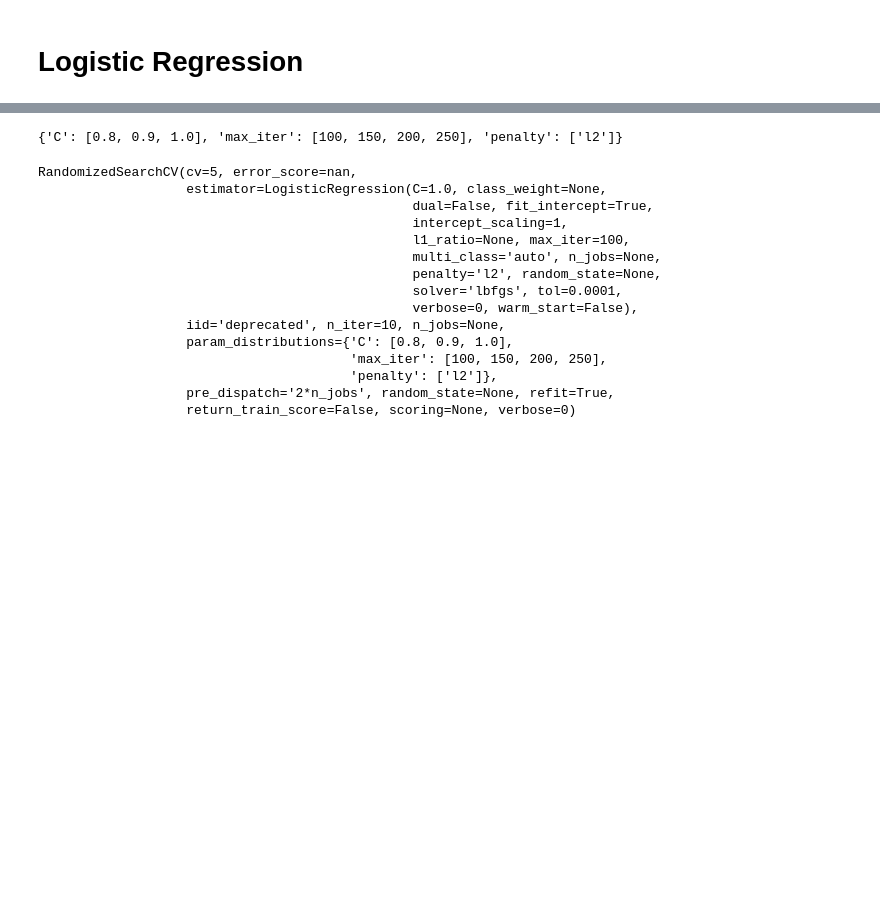
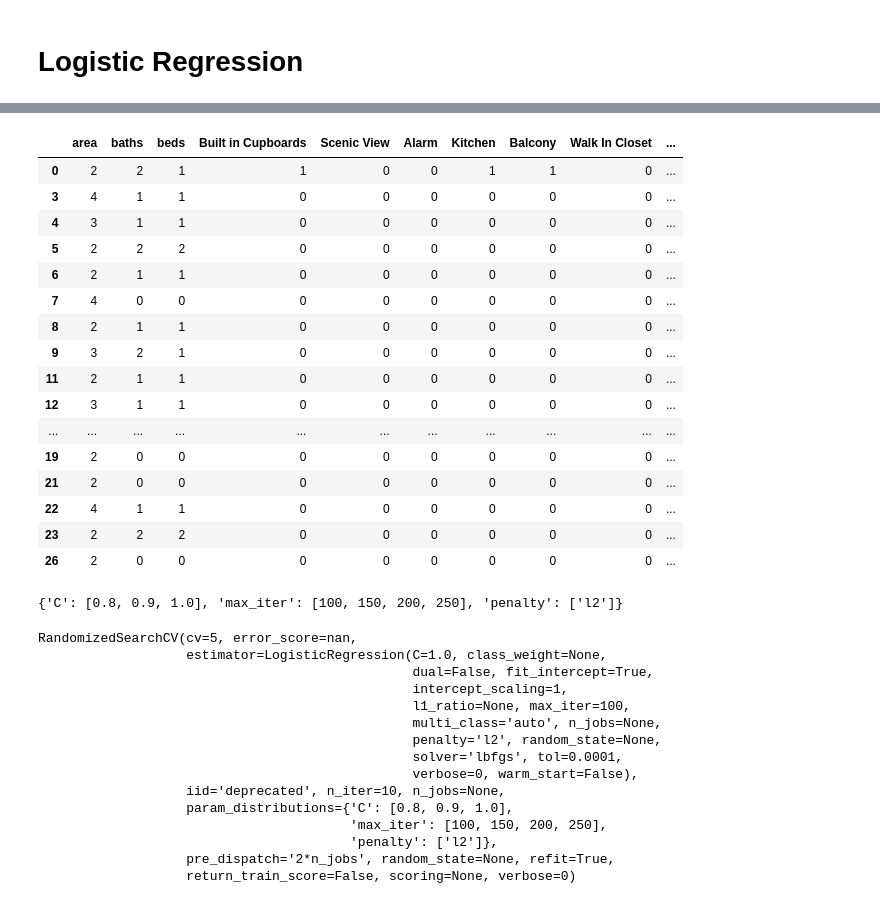
Before and after one commit to wamaithaNyamu/RUNDAHOUSES, a Jupyter notebook: Runda_Houses.ipynb, the cells around one changed output, grey strips where cells are left out. Saved outputs shown, nothing was run; the diff lists cells and outputs as text; code cells hidden in the pictures; blank space fills up the shorter version.

```diff
--- a/Runda_Houses.ipynb
+++ b/Runda_Houses.ipynb
@@ -562,3 +574,23 @@ weighted avg       0.95      0.94      0.94        17
+# %%
+df.head(20)
+# %% [output]
+|  | area | baths | beds | Built in Cupboards | Scenic View | Alarm | Kitchen | Balcony | Walk In Closet | ... |
+| 0 | 2 | 2 | 1 | 1 | 0 | 0 | 1 | 1 | 0 | ... |
+| 3 | 4 | 1 | 1 | 0 | 0 | 0 | 0 | 0 | 0 | ... |
+| 4 | 3 | 1 | 1 | 0 | 0 | 0 | 0 | 0 | 0 | ... |
+| 5 | 2 | 2 | 2 | 0 | 0 | 0 | 0 | 0 | 0 | ... |
+| 6 | 2 | 1 | 1 | 0 | 0 | 0 | 0 | 0 | 0 | ... |
+| 7 | 4 | 0 | 0 | 0 | 0 | 0 | 0 | 0 | 0 | ... |
+| 8 | 2 | 1 | 1 | 0 | 0 | 0 | 0 | 0 | 0 | ... |
+| 9 | 3 | 2 | 1 | 0 | 0 | 0 | 0 | 0 | 0 | ... |
+| 11 | 2 | 1 | 1 | 0 | 0 | 0 | 0 | 0 | 0 | ... |
+| 12 | 3 | 1 | 1 | 0 | 0 | 0 | 0 | 0 | 0 | ... |
+| ... | ... | ... | ... | ... | ... | ... | ... | ... | ... | ... |
+| 19 | 2 | 0 | 0 | 0 | 0 | 0 | 0 | 0 | 0 | ... |
+| 21 | 2 | 0 | 0 | 0 | 0 | 0 | 0 | 0 | 0 | ... |
+| 22 | 4 | 1 | 1 | 0 | 0 | 0 | 0 | 0 | 0 | ... |
+| 23 | 2 | 2 | 2 | 0 | 0 | 0 | 0 | 0 | 0 | ... |
+| 26 | 2 | 0 | 0 | 0 | 0 | 0 | 0 | 0 | 0 | ... |
 # %%
 # import gridsearchcv
 from sklearn.model_selection import RandomizedSearchCV
```
Also changed, not shown: parts of 37 cells of this notebook.
